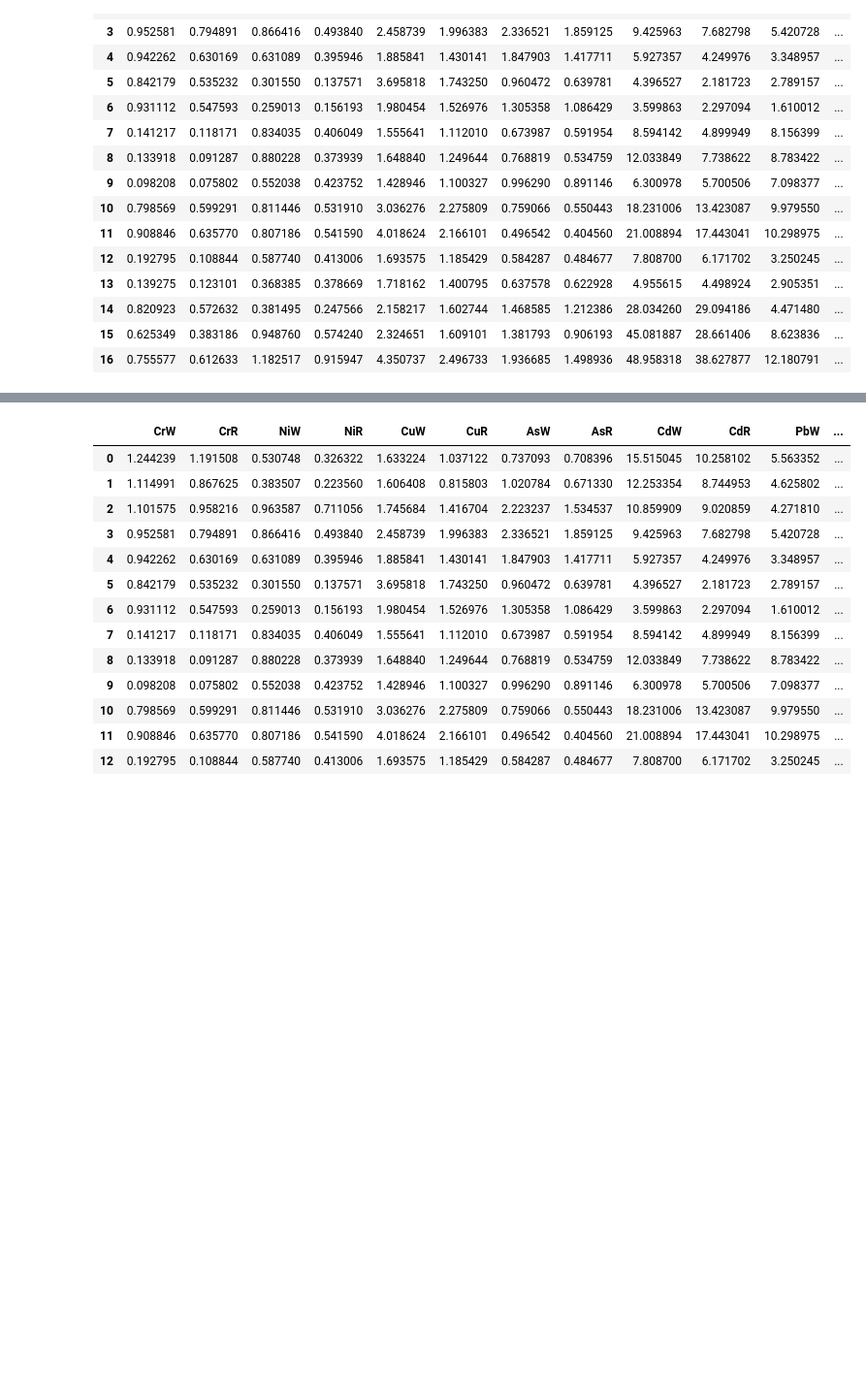
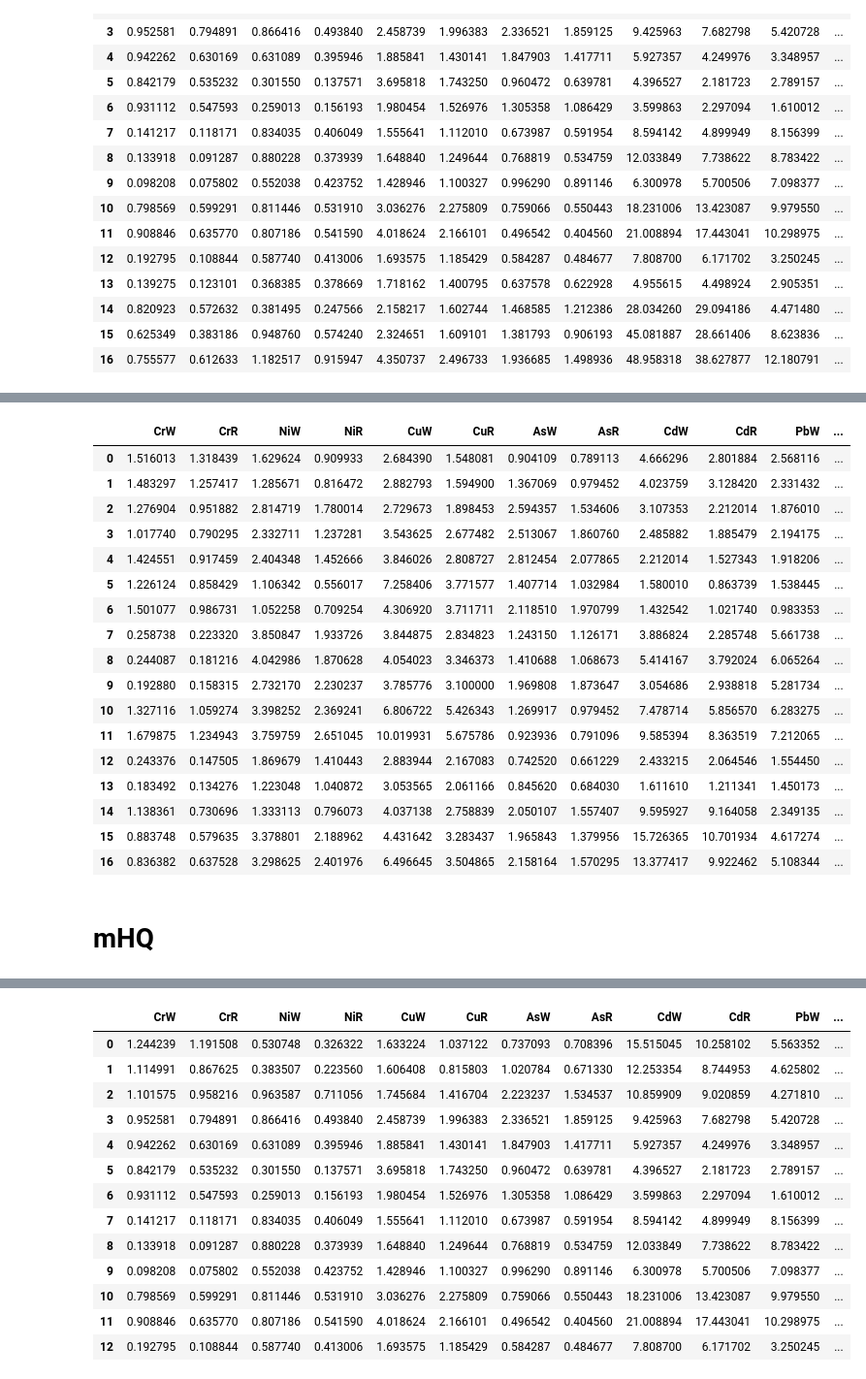
Before and after one commit to rakibhhridoy/OnGoingStudy, a Jupyter notebook: Five_Rivers/Python/sample.ipynb, the cells around one changed output, grey strips where cells are left out. Shown at 97% size. Saved outputs shown, nothing was run; the diff lists cells and outputs as text; code cells hidden in the pictures; blank space fills up the shorter version.

```diff
--- a/Five_Rivers/Python/sample.ipynb
+++ b/Five_Rivers/Python/sample.ipynb
@@ -1051,0 +1182,12 @@ ef.to_csv("EF_ModifiedPLI.csv")
+# %%
+triW = pd.DataFrame(data={
+    "Stations": CW.Stations,
+    "Cr": tri_Cr,
+    "Ni": tri_Ni,
+    "Cu": tri_Cu,
+    "As": tri_As,
+    "Cd": tri_Cd,
+    "Pb": tri_Pb,
+}
+)
+triW
@@ -1051,0 +1262,12 @@ ef.to_csv("EF_ModifiedPLI.csv")
+# %%
+triR = pd.DataFrame(data={
+    "Stations": CW.Stations,
+    "Cr": tri_Cr,
+    "Ni": tri_Ni,
+    "Cu": tri_Cu,
+    "As": tri_As,
+    "Cd": tri_Cd,
+    "Pb": tri_Pb,}
+)
+
+triR
@@ -1051,0 +1293,37 @@ ef.to_csv("EF_ModifiedPLI.csv")
+# %%
+tri = pd.DataFrame(data={
+    "CrW": triW.Cr,
+    "CrR": triR.Cr,
+    "NiW": triW.Ni,
+    "NiR": triR.Ni,
+    "CuW": triW.Cu,
+    "CuR": triR.Cu,
+    "AsW": triW.As,
+    "AsR": triR.As,
+    "CdW": triW.Cd,
+    "CdR": triR.Cd,
+    "PbW": triW.Pb,
+    "PbR": triR.Pb,
+    "Stations": stations["Location"]
+})
+
+tri
+# %% [output]
+|  | CrW | CrR | NiW | NiR | CuW | CuR | AsW | AsR | CdW | CdR | PbW | ... |
+| 0 | 1.516013 | 1.318439 | 1.629624 | 0.909933 | 2.684390 | 1.548081 | 0.904109 | 0.789113 | 4.666296 | 2.801884 | 2.568116 | ... |
+| 1 | 1.483297 | 1.257417 | 1.285671 | 0.816472 | 2.882793 | 1.594900 | 1.367069 | 0.979452 | 4.023759 | 3.128420 | 2.331432 | ... |
+| 2 | 1.276904 | 0.951882 | 2.814719 | 1.780014 | 2.729673 | 1.898453 | 2.594357 | 1.534606 | 3.107353 | 2.212014 | 1.876010 | ... |
+| 3 | 1.017740 | 0.790295 | 2.332711 | 1.237281 | 3.543625 | 2.677482 | 2.513067 | 1.860760 | 2.485882 | 1.885479 | 2.194175 | ... |
+| 4 | 1.424551 | 0.917459 | 2.404348 | 1.452666 | 3.846026 | 2.808727 | 2.812454 | 2.077865 | 2.212014 | 1.527343 | 1.918206 | ... |
+| 5 | 1.226124 | 0.858429 | 1.106342 | 0.556017 | 7.258406 | 3.771577 | 1.407714 | 1.032984 | 1.580010 | 0.863739 | 1.538445 | ... |
+| 6 | 1.501077 | 0.986731 | 1.052258 | 0.709254 | 4.306920 | 3.711711 | 2.118510 | 1.970799 | 1.432542 | 1.021740 | 0.983353 | ... |
+| 7 | 0.258738 | 0.223320 | 3.850847 | 1.933726 | 3.844875 | 2.834823 | 1.243150 | 1.126171 | 3.886824 | 2.285748 | 5.661738 | ... |
+| 8 | 0.244087 | 0.181216 | 4.042986 | 1.870628 | 4.054023 | 3.346373 | 1.410688 | 1.068673 | 5.414167 | 3.792024 | 6.065264 | ... |
+| 9 | 0.192880 | 0.158315 | 2.732170 | 2.230237 | 3.785776 | 3.100000 | 1.969808 | 1.873647 | 3.054686 | 2.938818 | 5.281734 | ... |
+| 10 | 1.327116 | 1.059274 | 3.398252 | 2.369241 | 6.806722 | 5.426343 | 1.269917 | 0.979452 | 7.478714 | 5.856570 | 6.283275 | ... |
+| 11 | 1.679875 | 1.234943 | 3.759759 | 2.651045 | 10.019931 | 5.675786 | 0.923936 | 0.791096 | 9.585394 | 8.363519 | 7.212065 | ... |
+| 12 | 0.243376 | 0.147505 | 1.869679 | 1.410443 | 2.883944 | 2.167083 | 0.742520 | 0.661229 | 2.433215 | 2.064546 | 1.554450 | ... |
+| 13 | 0.183492 | 0.134276 | 1.223048 | 1.040872 | 3.053565 | 2.061166 | 0.845620 | 0.684030 | 1.611610 | 1.211341 | 1.450173 | ... |
+| 14 | 1.138361 | 0.730696 | 1.333113 | 0.796073 | 4.037138 | 2.758839 | 2.050107 | 1.557407 | 9.595927 | 9.164058 | 2.349135 | ... |
+| 15 | 0.883748 | 0.579635 | 3.378801 | 2.188962 | 4.431642 | 3.283437 | 1.965843 | 1.379956 | 15.726365 | 10.701934 | 4.617274 | ... |
+| 16 | 0.836382 | 0.637528 | 3.298625 | 2.401976 | 6.496645 | 3.504865 | 2.158164 | 1.570295 | 13.377417 | 9.922462 | 5.108344 | ... |
@@ -1051,0 +1332,2 @@ ef.to_csv("EF_ModifiedPLI.csv")
+# %% [markdown]
+# mHQ
```
Also changed, not shown: parts of 21 cells of this notebook, 1 other file.
